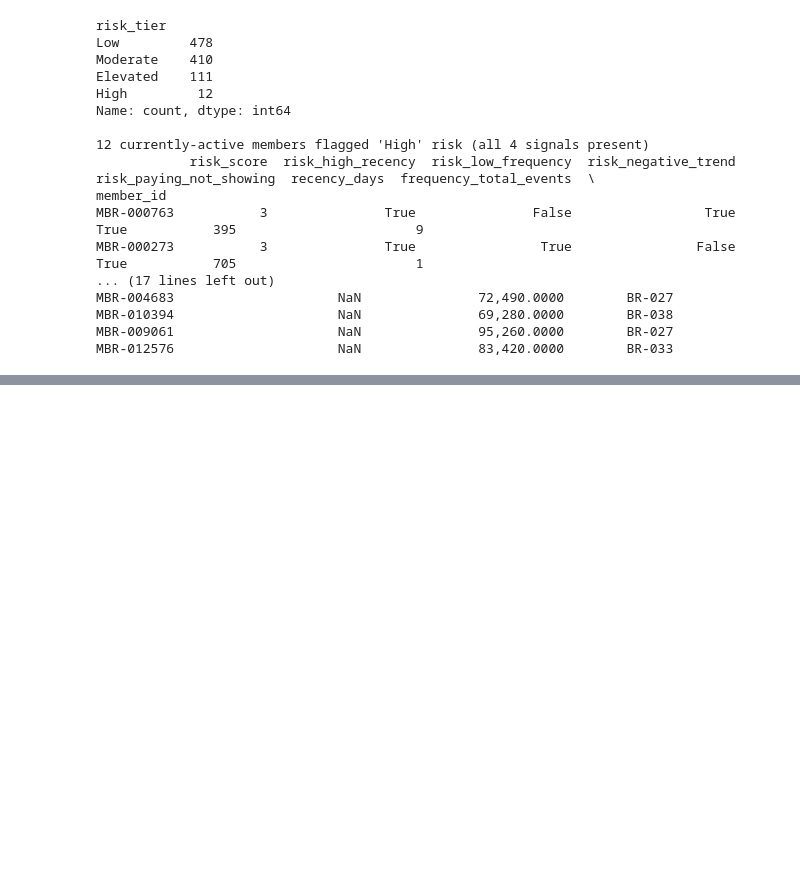
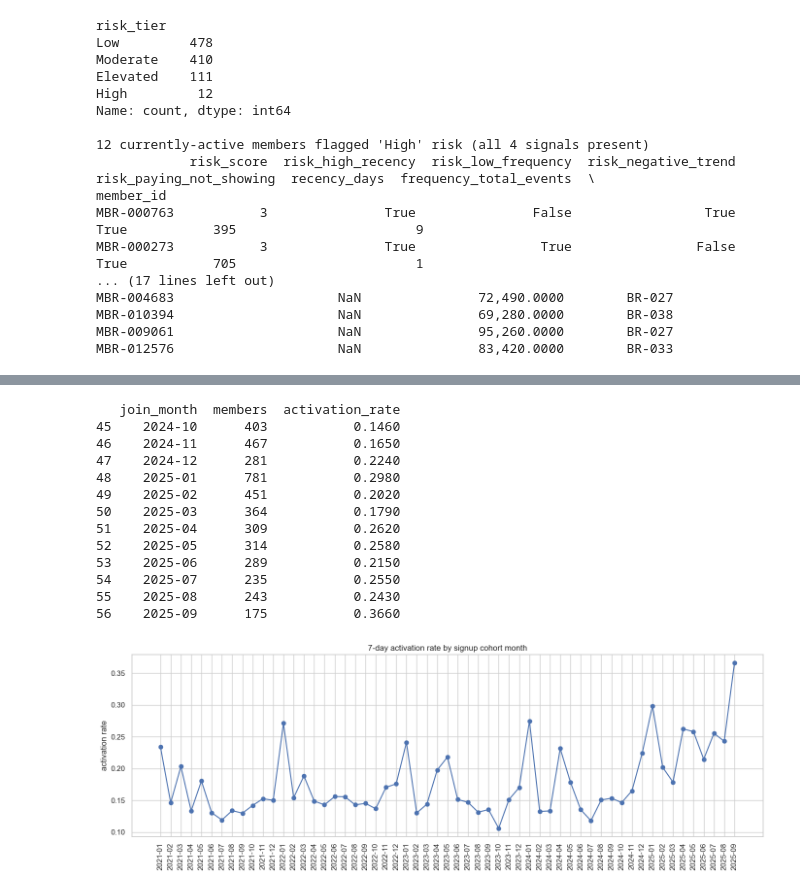
Before and after one commit to kalviumcommunity/JDF_StreakForge_Kalvium-Community, a Jupyter notebook: notebooks/05_kpi_and_insight_generation.ipynb, the cells around one changed output, grey strips where cells are left out. Saved outputs shown, nothing was run; the diff lists cells and outputs as text; code cells hidden in the pictures; blank space fills up the shorter version.

Commit message:
Data visualization completed

```diff
--- a/notebooks/05_kpi_and_insight_generation.ipynb
+++ b/notebooks/05_kpi_and_insight_generation.ipynb
@@ -363,0 +465,35 @@ MBR-012576                     NaN               83,420.0000        BR-033
+# %%
+# ── 12.1.b Cohort trend: activation rate by signup month ────────────────
+member_summary["join_month"] = member_summary["join_date"].dt.to_period("M").astype(str)
+cohort_trend = member_summary.groupby("join_month").agg(
+    members=("activated_7d", "size"),
+    activation_rate=("activated_7d", "mean"),
+).reset_index()
+
+print(cohort_trend.tail(12).round(3))
+
+fig, ax = plt.subplots(figsize=(14, 5))
+ax.plot(cohort_trend["join_month"], cohort_trend["activation_rate"], marker="o", color="#4C72B0")
+ax.set_title("7-day activation rate by signup cohort month")
+ax.set_ylabel("activation rate")
+ax.tick_params(axis="x", rotation=90)
+plt.tight_layout()
+plt.savefig(FIGURES_DIR / "pr12_activation_cohort_trend.png", dpi=100)
+plt.show()
+
+cohort_trend.to_csv(PROCESSED_DIR / "activation_cohort_trend.csv", index=False)
+# %% [output]
+   join_month  members  activation_rate
+45    2024-10      403           0.1460
+46    2024-11      467           0.1650
+47    2024-12      281           0.2240
+48    2025-01      781           0.2980
+49    2025-02      451           0.2020
+50    2025-03      364           0.1790
+51    2025-04      309           0.2620
+52    2025-05      314           0.2580
+53    2025-06      289           0.2150
+54    2025-07      235           0.2550
+55    2025-08      243           0.2430
+56    2025-09      175           0.3660
+[figure, added]
```
Also changed, not shown: parts of 9 cells of this notebook, 18 other files.
